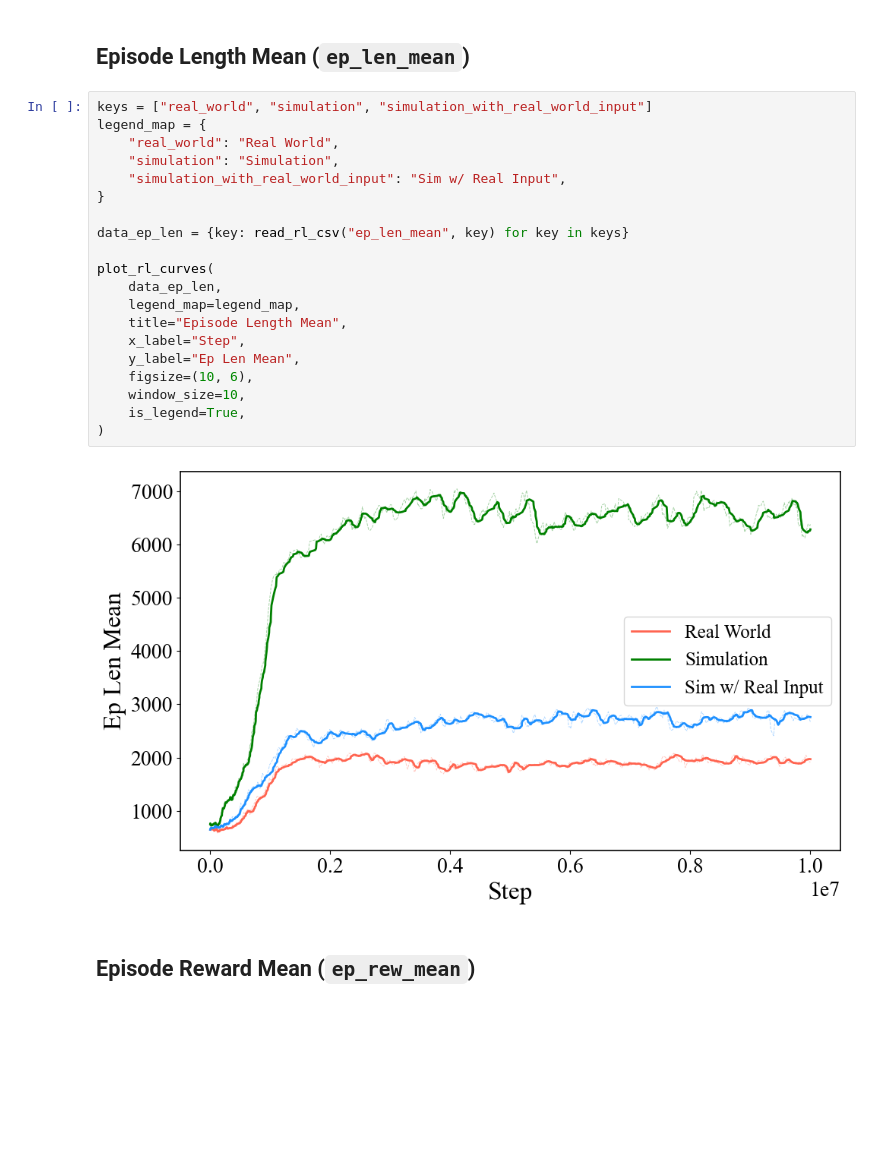
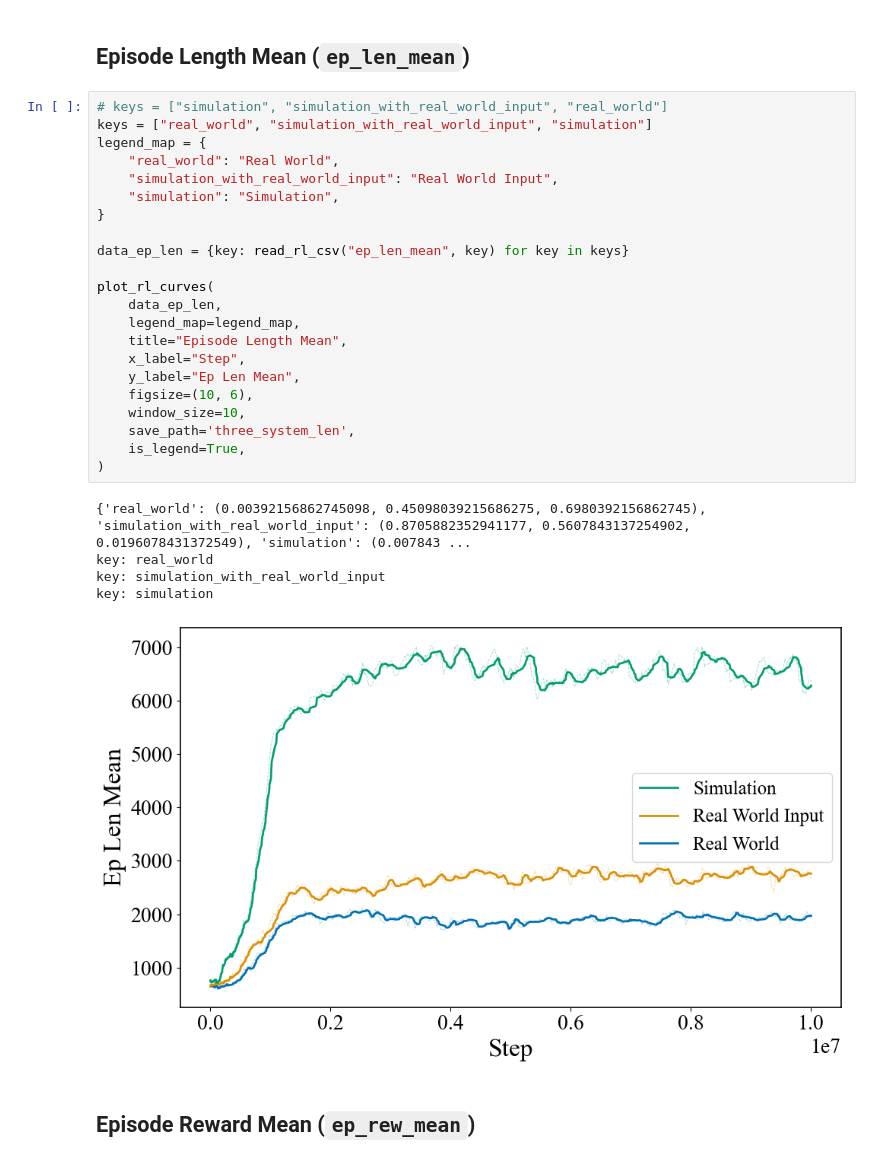
Before and after one commit to shuaijunchenex/paper_experiment_record, a Jupyter notebook: rl/plot.ipynb, the cells around one changed output. Saved outputs shown, nothing was run; the diff lists cells and outputs as text; blank space fills up the shorter version.

```diff
--- a/rl/plot.ipynb
+++ b/rl/plot.ipynb
@@ -259,26 +274,32 @@ def plot_interval_estimates(
 # %% [markdown]
 ## Episode Length Mean (`ep_len_mean`)
 # %%
-keys = ["real_world", "simulation", "simulation_with_real_world_input"]
+# keys = ["simulation", "simulation_with_real_world_input", "real_world"]
+keys = ["real_world", "simulation_with_real_world_input", "simulation"]
 legend_map = {
     "real_world": "Real World",
+    "simulation_with_real_world_input": "Real World Input",
     "simulation": "Simulation",
-    "simulation_with_real_world_input": "Sim w/ Real Input",
 }
 
 data_ep_len = {key: read_rl_csv("ep_len_mean", key) for key in keys}
 
 plot_rl_curves(
     data_ep_len,
     legend_map=legend_map,
     title="Episode Length Mean",
     x_label="Step",
     y_label="Ep Len Mean",
     figsize=(10, 6),
     window_size=10,
+    save_path='three_system_len',
     is_legend=True,
 )
 # %% [output]
+{'real_world': (0.00392156862745098, 0.45098039215686275, 0.6980392156862745), 'simulation_with_real_world_input': (0.8705882352941177, 0.5607843137254902, 0.0196078431372549), 'simulation': (0.007843 ...
+key: real_world
+key: simulation_with_real_world_input
+key: simulation
-[figure, old version]
+[figure, new version]
 # %% [markdown]
 ## Episode Reward Mean (`ep_rew_mean`)
```
Also changed, not shown: parts of 9 cells of this notebook.
